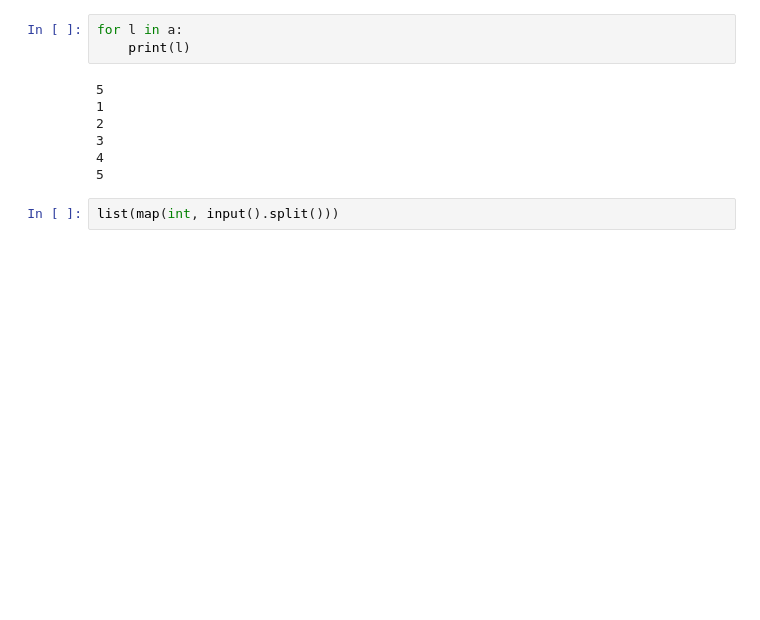
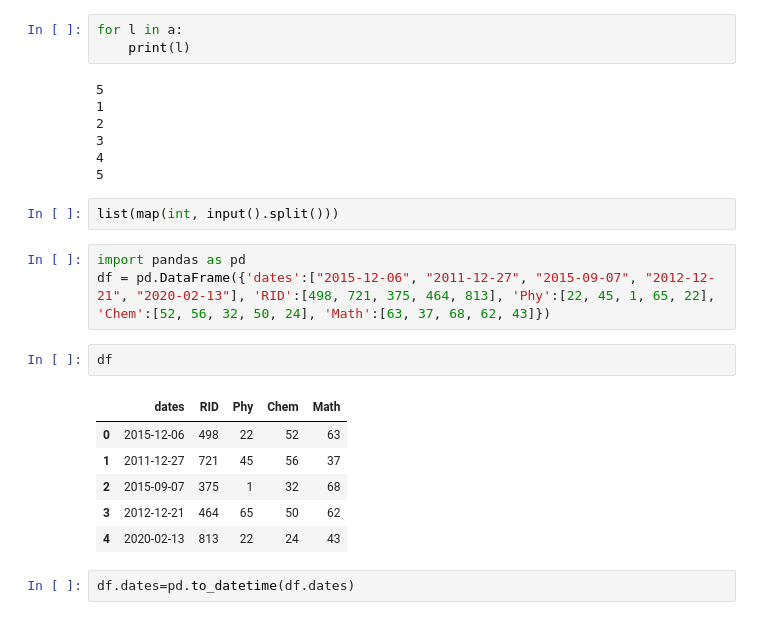
Before and after one commit to suramyapathak/p_sc_1, a Jupyter notebook: pr1hp.ipynb, the cells around one changed output. Cells and saved outputs as stored; diff of their text form; blank space fills up the shorter version.

```diff
--- a/pr1hp.ipynb
+++ b/pr1hp.ipynb
@@ -1637,3 +1637,17 @@ for l in a:
 5
 # %%
 list(map(int, input().split()))
+# %%
+import pandas as pd
+df = pd.DataFrame({'dates':["2015-12-06", "2011-12-27", "2015-09-07", "2012-12-21", "2020-02-13"], 'RID':[498, 721, 375, 464, 813], 'Phy':[22, 45, 1, 65, 22], 'Chem':[52, 56, 32, 50, 24], 'Math':[63, 37, 68, 62, 43]})
+# %%
+df
+# %% [output]
+|  | dates | RID | Phy | Chem | Math |
+| 0 | 2015-12-06 | 498 | 22 | 52 | 63 |
+| 1 | 2011-12-27 | 721 | 45 | 56 | 37 |
+| 2 | 2015-09-07 | 375 | 1 | 32 | 68 |
+| 3 | 2012-12-21 | 464 | 65 | 50 | 62 |
+| 4 | 2020-02-13 | 813 | 22 | 24 | 43 |
+# %%
+df.dates=pd.to_datetime(df.dates)
```
Also changed, not shown: parts of 5 cells of this notebook.
